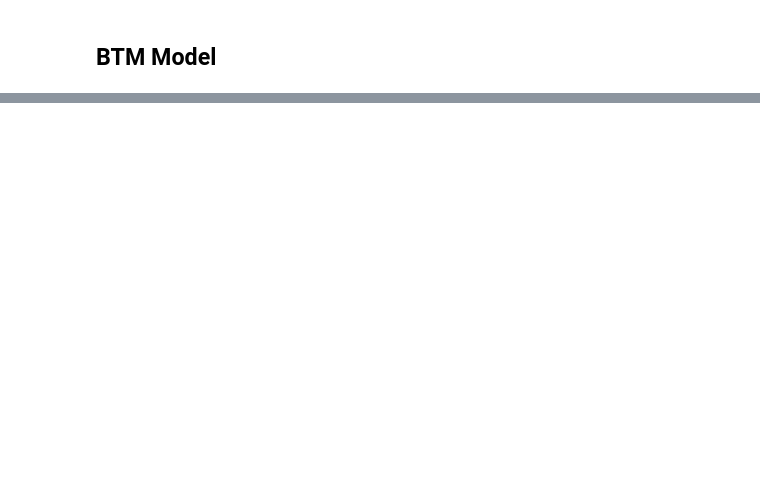
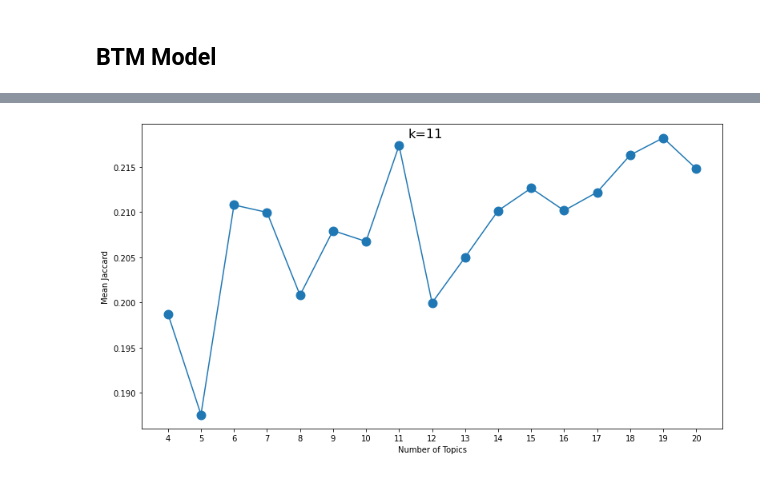
Before and after one commit to rachaellam/NLP-doj, a Jupyter notebook: content-analysis.ipynb, the cells around one changed output, grey strips where cells are left out. Saved outputs shown, nothing was run; the diff lists cells and outputs as text; code cells hidden in the pictures; blank space fills up the shorter version.

```diff
--- a/content-analysis.ipynb
+++ b/content-analysis.ipynb
@@ -931,0 +1128,20 @@ topics = btm.fit_transform(biterms, iterations=50)
+# %%
+fig = plt.figure(figsize=(13,7))
+# create the line plot
+ax = plt.plot( k_values, jaccards )
+plt.xticks(k_values)
+plt.xlabel("Number of Topics")
+plt.ylabel("Mean Jaccard")
+# add the points
+plt.scatter(k_values, jaccards, s=120)
+# find and annotate the maximum point on the plot
+ymin = min(jaccards)
+ymax = max(jaccards)
+xpos = jaccards.index(ymin)
+#best_k = k_values[xpos]
+best_k = k_values[7] #manually set the best k value
+plt.annotate("k=%d" % best_k, xy=(best_k, ymax), xytext=(best_k, ymax), textcoords="offset points", fontsize=16)
+# show the plot
+plt.show()
+# %% [output]
+[figure, added]
```
Also changed, not shown: parts of 65 cells of this notebook, 2 other files.
